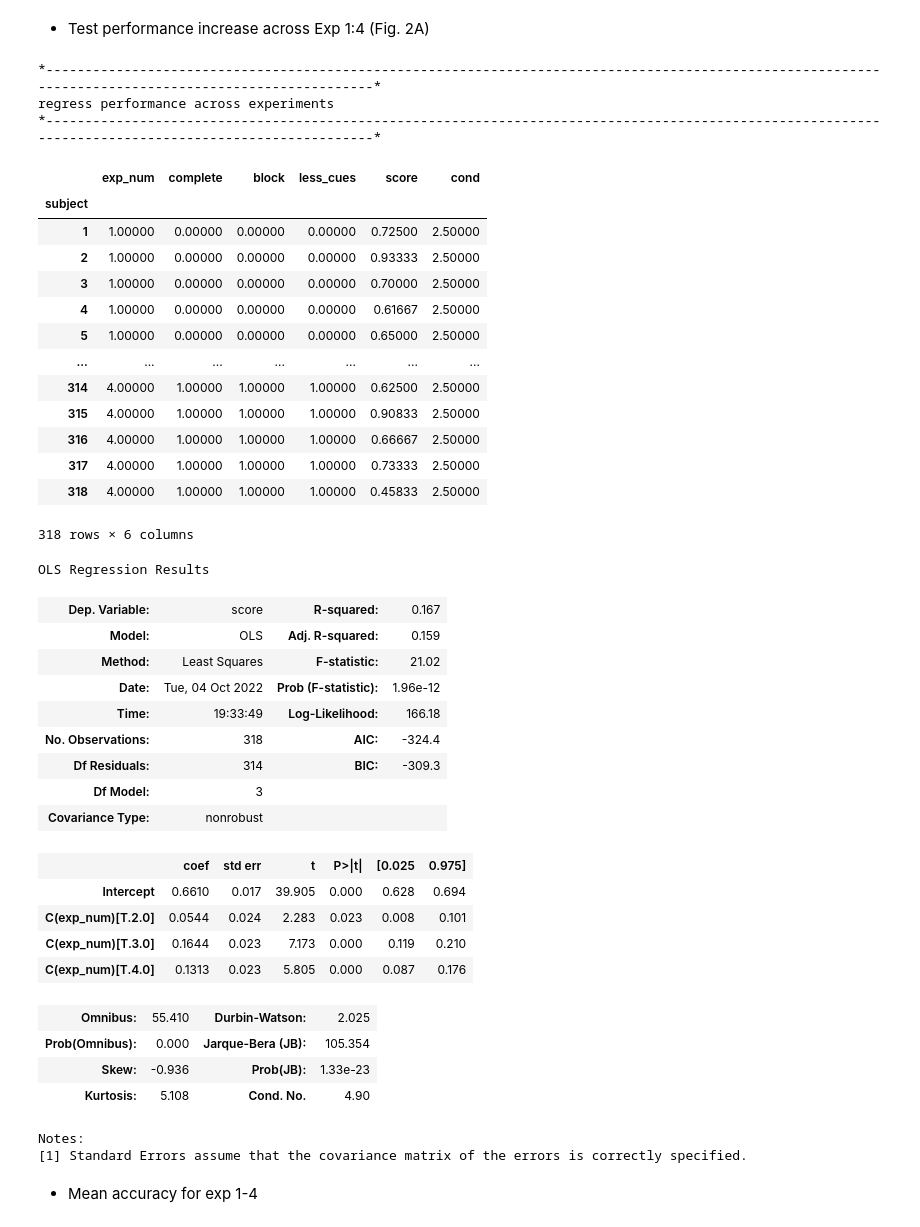
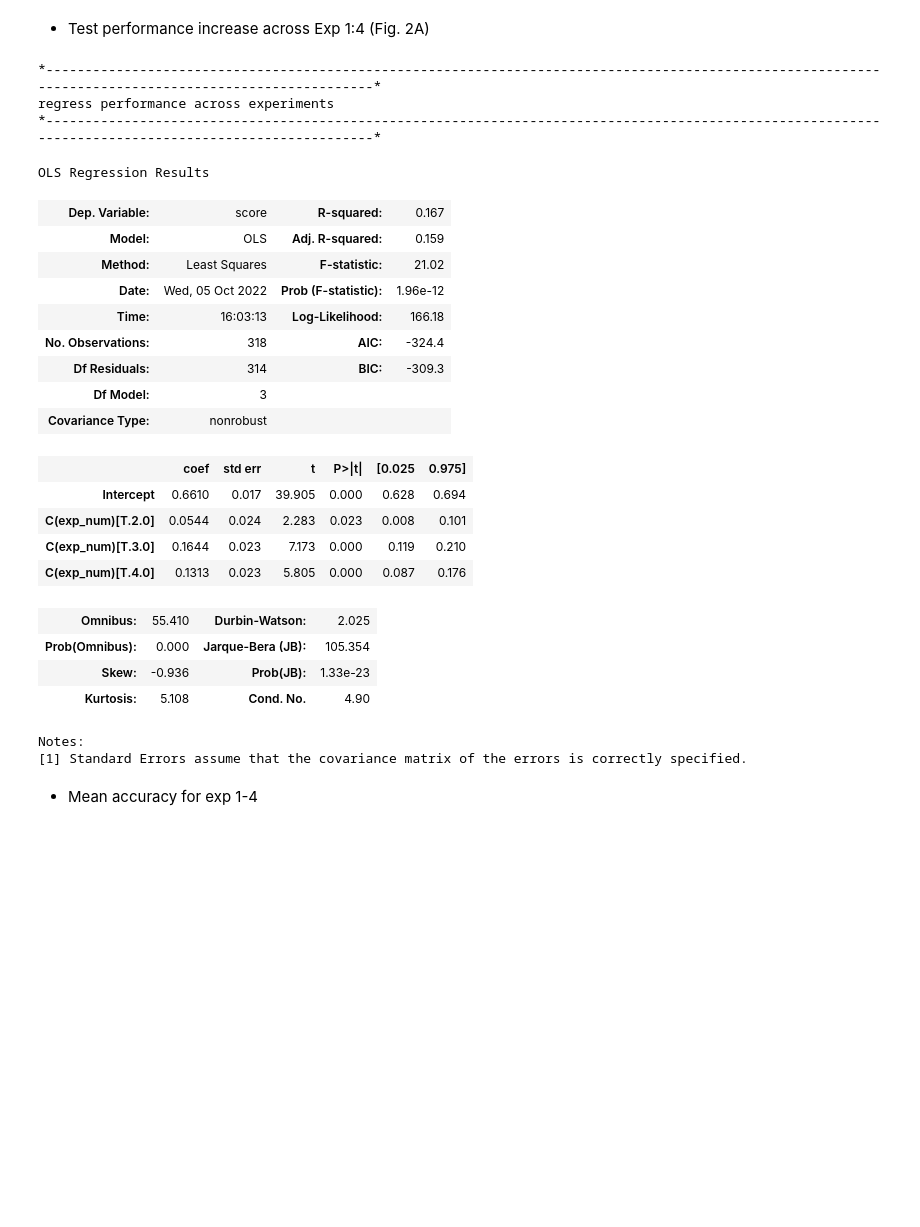
Before and after one commit to bsgarcia/RandCFollowUp, a Jupyter notebook: python/stats.ipynb, the cells around one changed output. Saved outputs shown, nothing was run; the diff lists cells and outputs as text; code cells hidden in the pictures; blank space fills up the shorter version.

```diff
--- a/python/stats.ipynb
+++ b/python/stats.ipynb
@@ -157,49 +190,35 @@ Anova performance across conditions within experiments
 # %%
 # test performance within exp and across cond with regression
 print_section('regress performance across experiments')
 df_ind = df.groupby('subject').mean()
-df_ind
+# df_ind
 smf.ols('score ~ C(exp_num)', data=df_ind).fit().summary()
 # res.summary()
 # %% [output]
 *------------------------------------------------------------------------------------------------------------------------------------------------------*
 regress performance across experiments
 *------------------------------------------------------------------------------------------------------------------------------------------------------*
+OLS Regression Results
-|  | exp_num | complete | block | less_cues | score | cond |
-| subject |  |  |  |  |  |  |
-| 1 | 1.00000 | 0.00000 | 0.00000 | 0.00000 | 0.72500 | 2.50000 |
-| 2 | 1.00000 | 0.00000 | 0.00000 | 0.00000 | 0.93333 | 2.50000 |
-| 3 | 1.00000 | 0.00000 | 0.00000 | 0.00000 | 0.70000 | 2.50000 |
-| 4 | 1.00000 | 0.00000 | 0.00000 | 0.00000 | 0.61667 | 2.50000 |
-| 5 | 1.00000 | 0.00000 | 0.00000 | 0.00000 | 0.65000 | 2.50000 |
-| ... | ... | ... | ... | ... | ... | ... |
-| 314 | 4.00000 | 1.00000 | 1.00000 | 1.00000 | 0.62500 | 2.50000 |
-| 315 | 4.00000 | 1.00000 | 1.00000 | 1.00000 | 0.90833 | 2.50000 |
-| 316 | 4.00000 | 1.00000 | 1.00000 | 1.00000 | 0.66667 | 2.50000 |
-| 317 | 4.00000 | 1.00000 | 1.00000 | 1.00000 | 0.73333 | 2.50000 |
-| 318 | 4.00000 | 1.00000 | 1.00000 | 1.00000 | 0.45833 | 2.50000 |
+| Dep. Variable: | score | R-squared: | 0.167 |
+| Model: | OLS | Adj. R-squared: | 0.159 |
+| Method: | Least Squares | F-statistic: | 21.02 |
+| Date: | Wed, 05 Oct 2022 | Prob (F-statistic): | 1.96e-12 |
+| Time: | 16:03:13 | Log-Likelihood: | 166.18 |
+| No. Observations: | 318 | AIC: | -324.4 |
+| Df Residuals: | 314 | BIC: | -309.3 |
+| Df Model: | 3 |  |  |
+| Covariance Type: | nonrobust |  |  |
-318 rows × 6 columns
-OLS Regression Results
-| Dep. Variable: | score | R-squared: | 0.167 |
-| Model: | OLS | Adj. R-squared: | 0.159 |
-| Method: | Least Squares | F-statistic: | 21.02 |
-| Date: | Tue, 04 Oct 2022 | Prob (F-statistic): | 1.96e-12 |
-| Time: | 19:33:49 | Log-Likelihood: | 166.18 |
-| No. Observations: | 318 | AIC: | -324.4 |
-| Df Residuals: | 314 | BIC: | -309.3 |
-| Df Model: | 3 |  |  |
-| Covariance Type: | nonrobust |  |  |
+|  | coef | std err | t | P>|t| | [0.025 | 0.975] |
+| Intercept | 0.6610 | 0.017 | 39.905 | 0.000 | 0.628 | 0.694 |
+| C(exp_num)[T.2.0] | 0.0544 | 0.024 | 2.283 | 0.023 | 0.008 | 0.101 |
+| C(exp_num)[T.3.0] | 0.1644 | 0.023 | 7.173 | 0.000 | 0.119 | 0.210 |
+| C(exp_num)[T.4.0] | 0.1313 | 0.023 | 5.805 | 0.000 | 0.087 | 0.176 |
-|  | coef | std err | t | P>|t| | [0.025 | 0.975] |
-| Intercept | 0.6610 | 0.017 | 39.905 | 0.000 | 0.628 | 0.694 |
-| C(exp_num)[T.2.0] | 0.0544 | 0.024 | 2.283 | 0.023 | 0.008 | 0.101 |
-| C(exp_num)[T.3.0] | 0.1644 | 0.023 | 7.173 | 0.000 | 0.119 | 0.210 |
-| C(exp_num)[T.4.0] | 0.1313 | 0.023 | 5.805 | 0.000 | 0.087 | 0.176 |
+| Omnibus: | 55.410 | Durbin-Watson: | 2.025 |
+| Prob(Omnibus): | 0.000 | Jarque-Bera (JB): | 105.354 |
+| Skew: | -0.936 | Prob(JB): | 1.33e-23 |
+| Kurtosis: | 5.108 | Cond. No. | 4.90 |
-| Omnibus: | 55.410 | Durbin-Watson: | 2.025 |
-| Prob(Omnibus): | 0.000 | Jarque-Bera (JB): | 105.354 |
-| Skew: | -0.936 | Prob(JB): | 1.33e-23 |
-| Kurtosis: | 5.108 | Cond. No. | 4.90 |
-Notes:
-[1] Standard Errors assume that the covariance matrix of the errors is correctly specified.
+Notes:
+[1] Standard Errors assume that the covariance matrix of the errors is correctly specified.
 # %% [markdown]
 * Mean accuracy for exp 1-4
 # %%
```
Also changed, not shown: parts of 12 cells of this notebook.
